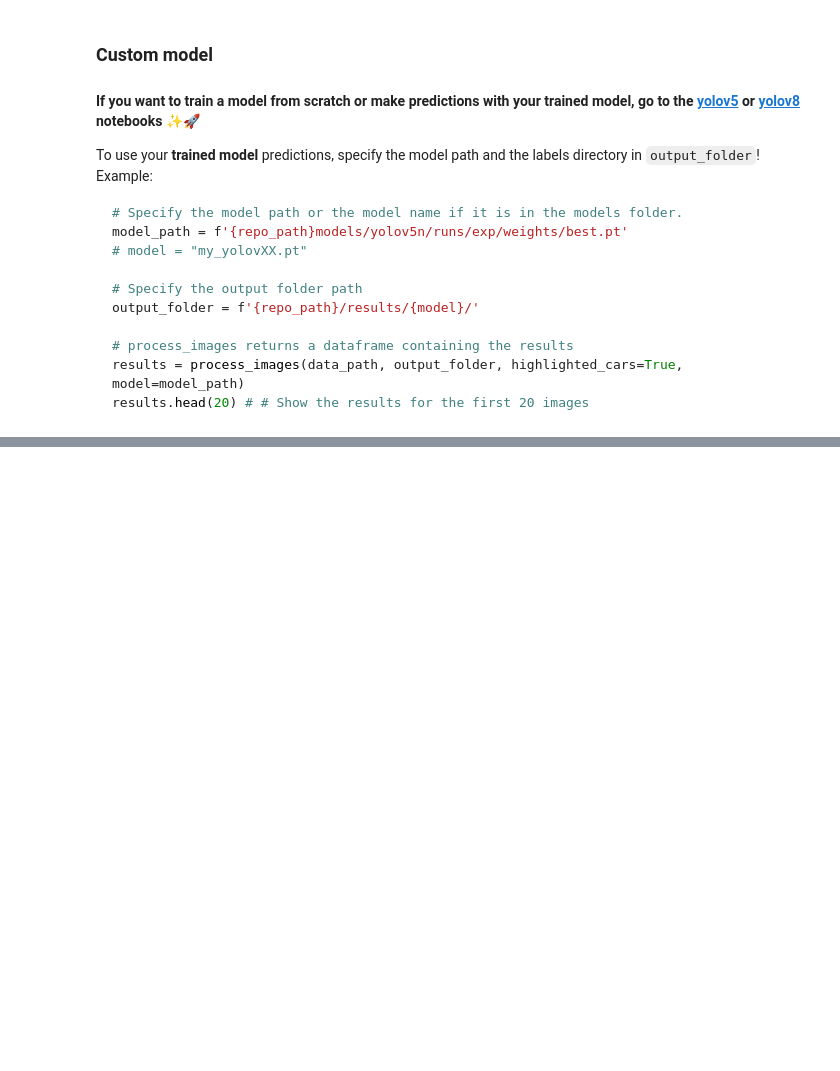
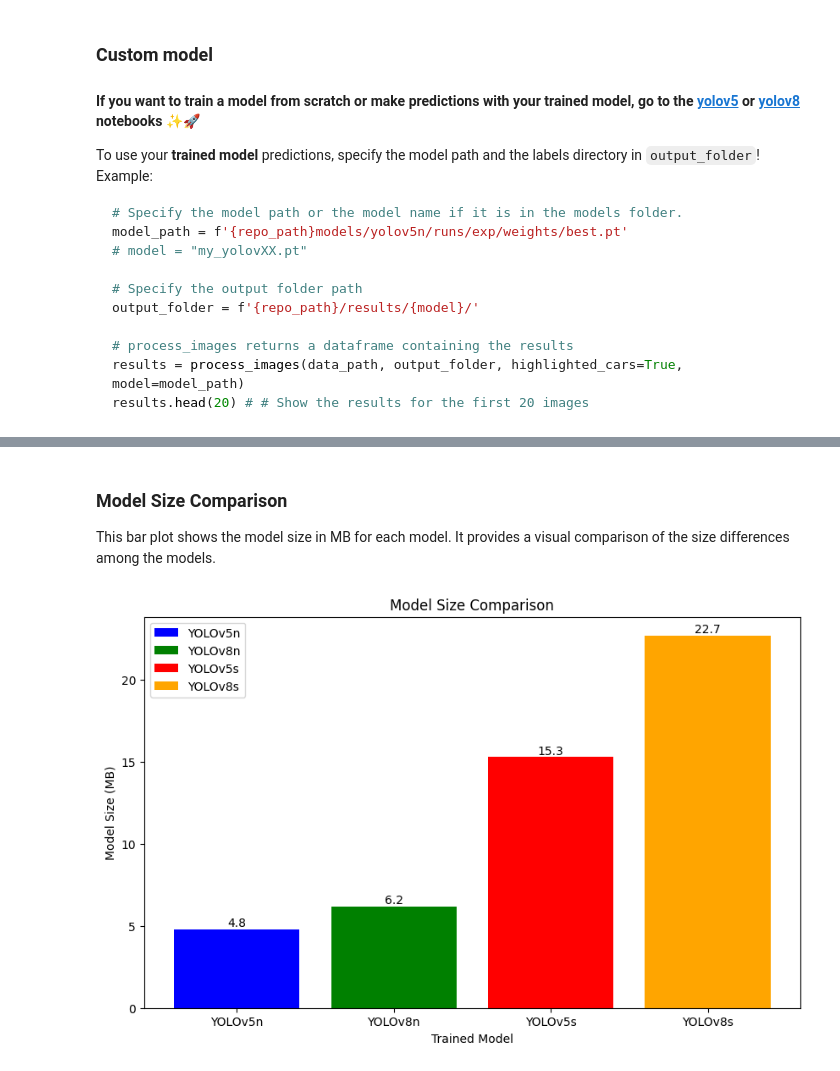
Before and after one commit to math-silva/YOLO-Parking-Spot, a Jupyter notebook: notebooks/yolo-parking-spot.ipynb, the cells around one changed output, grey strips where cells are left out. Saved outputs shown, nothing was run; the diff lists cells and outputs as text; code cells hidden in the pictures; blank space fills up the shorter version.

Commit message:
Plot models comparison 📊

```diff
--- a/notebooks/yolo-parking-spot.ipynb
+++ b/notebooks/yolo-parking-spot.ipynb
@@ -178,0 +186,9 @@ results.head(20) # # Show the results for the first 20 images
+# %%
+# Path to the CSV file
+filename = f'{repo_path}/models/models_summary.csv'
+
+# Import the CSV file into a pandas DataFrame
+models_summary = pd.read_csv(filename, thousands='.', decimal=',')
+
+# Show the models summary
+models_summary.head()
@@ -178,0 +201,9 @@ results.head(20) # # Show the results for the first 20 images
+# %% [markdown]
+### Model Size Comparison
+
+This bar plot shows the model size in MB for each model. It provides a visual comparison of the size differences among the models.
+# %%
+# %% [hide]
+plot_model_size(models_summary)
+# %% [output]
+[figure, added]
```
Also changed, not shown: parts of 20 cells of this notebook, 2 other files.
